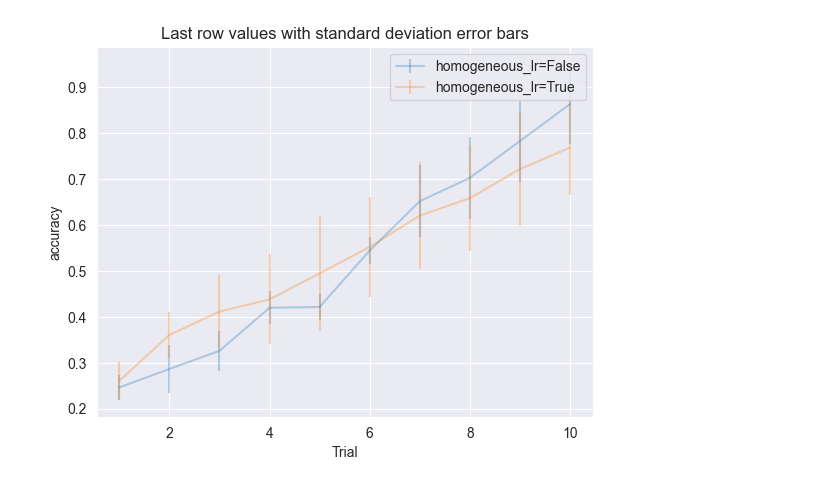
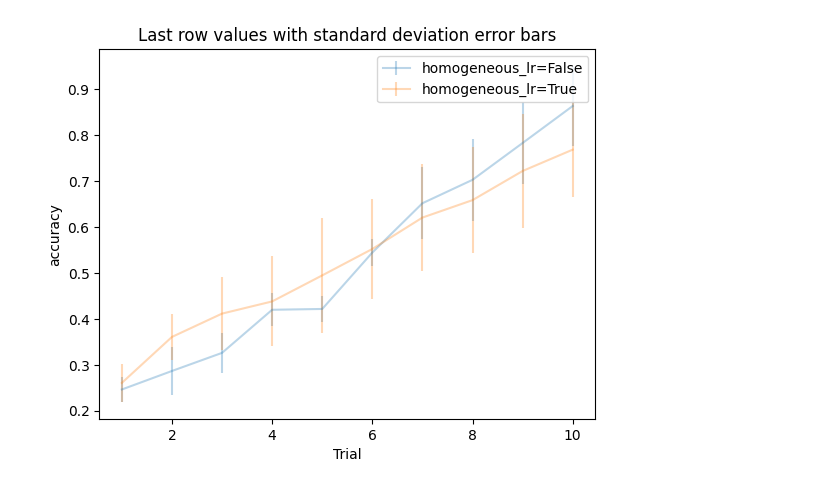
Before and after one commit to NitzanLux/Heterogeneous_Networks, a Jupyter notebook: evaluate_permuted_mnist.ipynb, the cells around one changed output. Drawn from its saved outputs; the diff is of its cells as text; code cells hidden in the pictures.

```diff
--- a/evaluate_permuted_mnist.ipynb
+++ b/evaluate_permuted_mnist.ipynb
@@ -143,7 +143,7 @@ for group1, group2 in p_values.keys():
     # Display average values on each entry of the matrix
     for (j,i),label in np.ndenumerate(average_matrices.loc[group2]):
         axs[1].text(i,j,f"{label:.2f}",ha='center',va='center', color='k')
-
+    plt.grid(False)
     plt.show()
 # %% [output]
 Comparison between group False and group True:
@@ -174,31 +174,32 @@ last_row_df['trial'] = last_row_df['trial'].apply(lambda x: int(re.search(r'\d+'
 # Group by condition and trial
 grouped = last_row_df.groupby(condition_columns + ['trial'])
 # Calculate mean and std for each group
 mean_df = grouped.mean().reset_index()
 std_df = grouped.std().reset_index()
 # Extract unique group names
 group_columns =  df.groupby(condition_columns).size().reset_index().iloc[:, :-1]
 
 # Loop over each unique group
 for _, row in group_columns.iterrows():
     condition = pd.Series([True]*len(mean_df))
 
     # Create a boolean mask for each condition
     for col in condition_columns:
         condition = condition & (mean_df[col] == row[col])
 
     group_mean_df = mean_df[condition]
     group_std_df = std_df[condition]
 
     # Create a label for the plot
     label = ', '.join([f'{col}={row[col]}' for col in condition_columns])
 
     plt.errorbar(group_mean_df['trial'], group_mean_df['accuracy'], yerr=group_std_df['accuracy'], label=label,alpha=0.3)
 
 plt.xlabel('Trial')
 plt.ylabel('accuracy')
 plt.title('Last row values with standard deviation error bars')
 plt.legend()
+plt.grid(False)
 plt.show()
 # %% [output]
-[figure, old version]
+[figure, new version]
```
Also changed, not shown: parts of 1 cell of this notebook, 2 other files.
